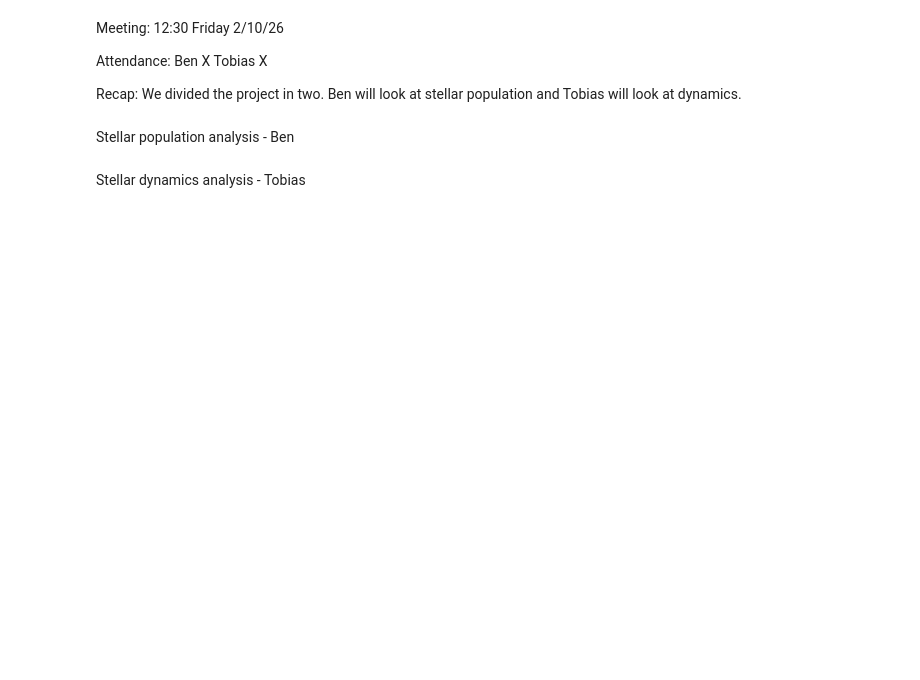
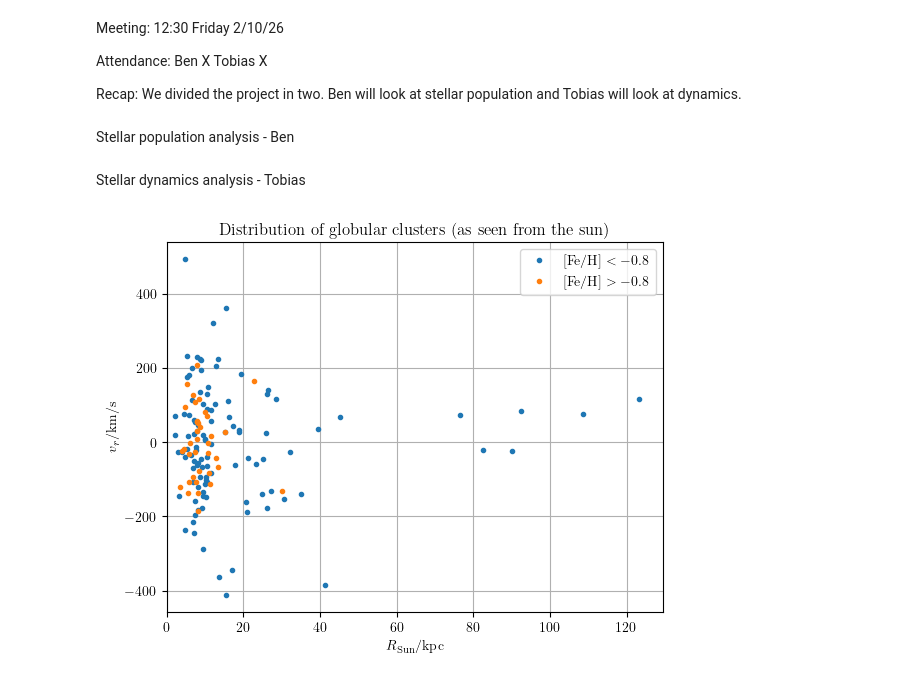
Before and after one commit to eddikebrygger/PHYS3116---Project, a Jupyter notebook: Main_file.ipynb, the cells around one changed output. Saved outputs shown, nothing was run; the diff lists cells and outputs as text; code cells hidden in the pictures; blank space fills up the shorter version.

Commit message:
New plots

```diff
--- a/Main_file.ipynb
+++ b/Main_file.ipynb
@@ -24,5 +24,23 @@ Stellar population analysis - Ben
 # %% [markdown]
 Stellar dynamics analysis - Tobias
 # %%
-sig_v  = pd.to_numeric(harris_p3['sig_v'], errors='coerce')
+R_gc = pd.to_numeric(harris_p1['R_gc'],errors='coerce')
+R_Sun = pd.to_numeric(harris_p1['R_Sun'],errors='coerce')
+sig_v = pd.to_numeric(harris_p3['sig_v'],errors='coerce')
 v_r = pd.to_numeric(harris_p3['v_r'],errors='coerce')
+mtlc = pd.to_numeric(harris_p2['[Fe/H]'],errors='coerce')
+
+mask = mtlc > -0.8
+# %%
+plt.figure()
+plt.plot(R_Sun[~mask],v_r[~mask],'.',label=r'$[\mathrm{Fe/H}] < -0.8$')
+plt.plot(R_Sun[mask],v_r[mask],'.',label=r'$[\mathrm{Fe/H}] > - 0.8$')
+plt.legend()
+plt.xlabel(r'$R_{\mathrm{Sun}}/\mathrm{kpc}$')
+plt.ylabel(r'$v_r/\mathrm{km/s}$')
+plt.grid()
+plt.xlim(0)
+plt.title(r'Distribution of globular clusters (as seen from the sun)')
+plt.show()
+# %% [output]
+[figure, added]
```
Also changed, not shown: parts of 1 cell of this notebook.
